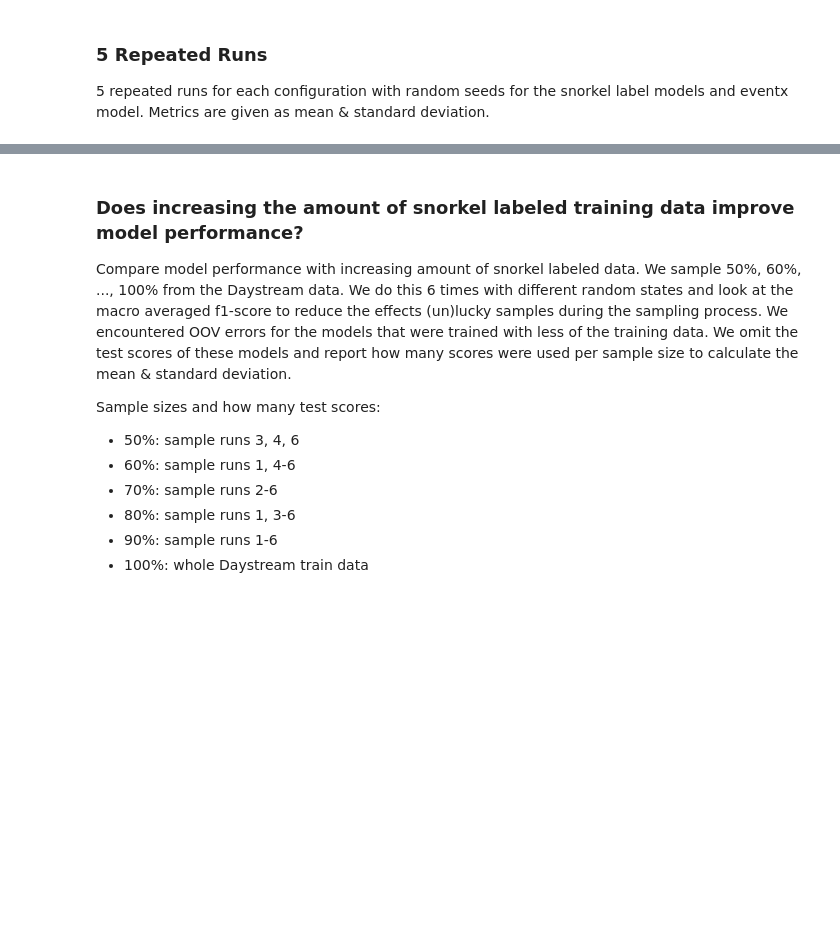
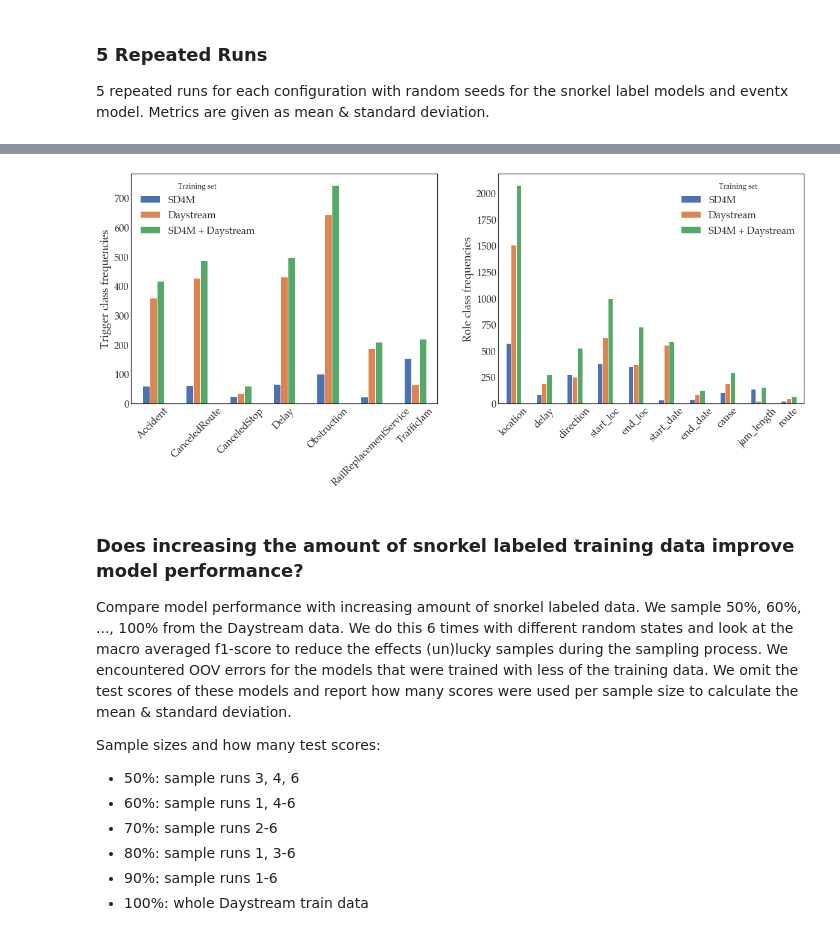
Before and after one commit to DFKI-NLP/eventx, a Jupyter notebook: analysis/notebooks/eventx_analysis.ipynb, the cells around one changed output, grey strips where cells are left out. Cells and saved outputs as stored; diff of their text form; code cells hidden in the pictures; blank space fills up the shorter version.

```diff
--- a/analysis/notebooks/eventx_analysis.ipynb
+++ b/analysis/notebooks/eventx_analysis.ipynb
@@ -421,0 +419,24 @@ snorkel_bert_merged
+# %%
+def convert_to_stats_df(stats, training_sets=["SD4M", "Daystream", "SD4M + Daystream"]):
+    statistics_df = pd.DataFrame(stats)
+    statistics_df['Training set'] = training_sets
+    return statistics_df.set_index('Training set')
+# %%
+sd4m_train = pd.read_json(TRAIN_PATH, lines=True, encoding='utf8')
+sd4m_train_filtered = sd4m_train[sd4m_train.apply(lambda document: corpus_statistics.has_triggers(document), axis=1)]
+daystream_train = pd.read_json(DAYSTREAM_TRAIN_PATH, lines=True, encoding='utf8')
+merged_train = pd.read_json(MERGED_TRAIN_PATH, lines=True, encoding='utf8')
+merged_train_filtered = merged_train[merged_train.apply(lambda document: corpus_statistics.has_triggers(document), axis=1)]
+
+train_statistics = [
+    corpus_statistics.get_event_stats(sd4m_train_filtered),
+    corpus_statistics.get_event_stats(daystream_train),
+    corpus_statistics.get_event_stats(merged_train_filtered)
+]
+# %%
+general_stats = [{x: train_stat[x] for x in train_stat if x not in ['Trigger class frequencies', 'Role class frequencies']} for train_stat in train_statistics]
+general_stats_df = convert_to_stats_df(general_stats)
+trigger_stats = [train_stat['Trigger class frequencies'] for train_stat in train_statistics]
+trigger_stats_df = convert_to_stats_df(trigger_stats)
+role_stats = [train_stat['Role class frequencies'] for train_stat in train_statistics]
+role_stats_df = convert_to_stats_df(role_stats)
@@ -422,3 +456,19 @@ snorkel_bert_merged
+# %%
+sns.set(font_scale=1.5, font="Palatino")
+with plt.style.context("seaborn-white"):
+    plt.rcParams["font.family"] = "Palatino"
+    plt.rcParams['pdf.fonttype'] = 42
+    fig, ax = plt.subplots(1, 2, figsize=(20,7))
+    trigger_plot = trigger_stats_df[SD4M_RELATION_TYPES[:-1]].T.plot.bar(ax=ax[0])
+    ax[0].set_ylabel('Trigger class frequencies')
+    trigger_plot.set_xticklabels(trigger_plot.get_xticklabels(), rotation = 45)
+    role_plot = role_stats_df[ROLE_LABELS[:-1]].T.plot.bar(ax=ax[1])
+    ax[1].set_ylabel('Role class frequencies')
+    role_plot.set_xticklabels(role_plot.get_xticklabels(), rotation = 45)
+    handles, labels = ax[1].get_legend_handles_labels()
+    fig.savefig(SAVE_PATH.joinpath('TrainingDataClassDist.pdf'), bbox_inches='tight')
+# %% [output]
+[figure, added]
 # %% [markdown]
 ### Does increasing the amount of snorkel labeled training data improve model performance?
 Compare model performance with increasing amount of snorkel labeled data.
```
Also changed, not shown: parts of 60 cells of this notebook, 2 other files.
